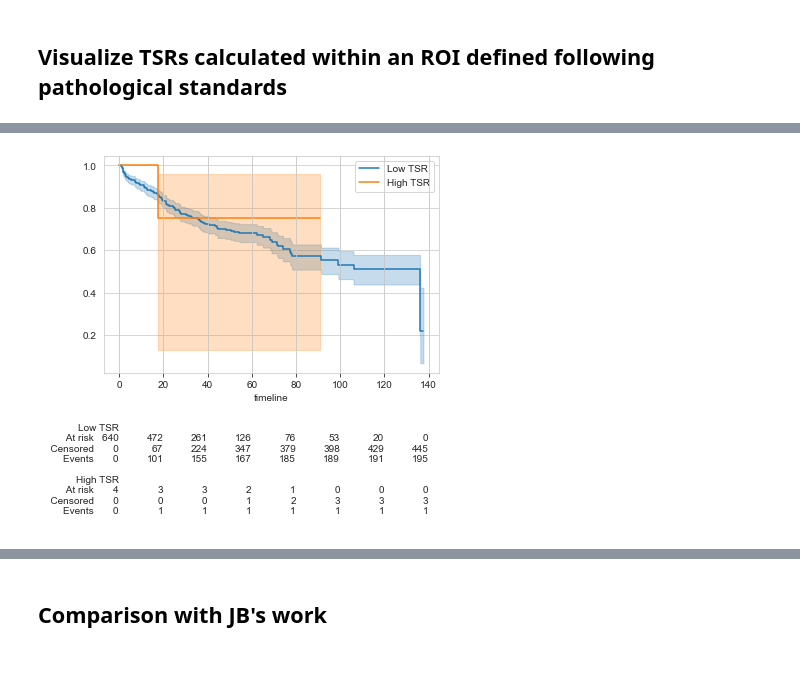
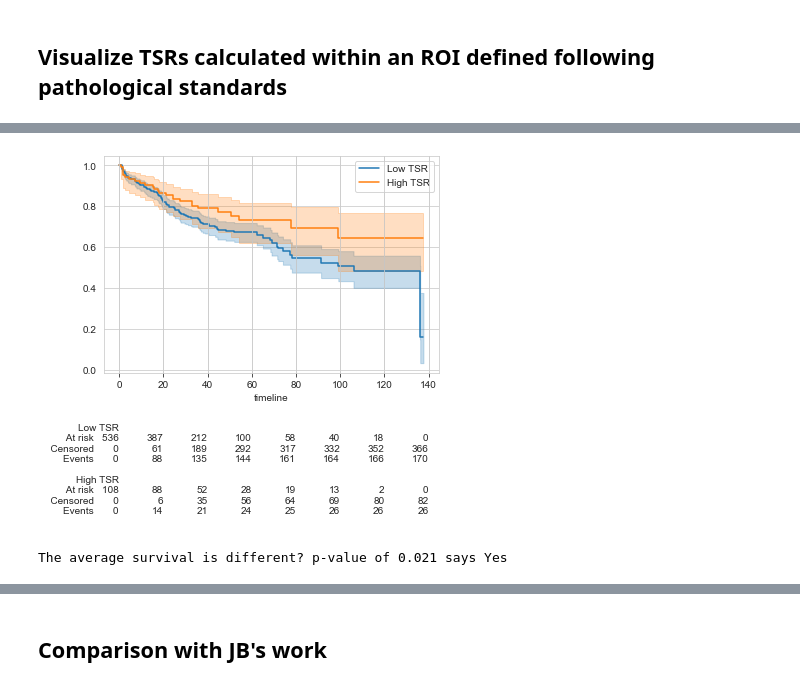
Before and after one commit to aalshabaan/self-supervised-pathology, a Jupyter notebook: process_metadata.ipynb, the cells around one changed output, grey strips where cells are left out. Saved outputs shown, nothing was run; the diff lists cells and outputs as text; code cells hidden in the pictures.

```diff
--- a/process_metadata.ipynb
+++ b/process_metadata.ipynb
@@ -106,0 +136,9 @@ Name: tsr_high, dtype: int64
+# %%
+df['tsr_agg_disc'] = np.round(np.floor(df.tsr_agg*10)/10, decimals=1)
+df.tsr_agg_disc.value_counts().sort_index().plot.bar()
+# plt.xticks(sorted(df.tsr_disc.unique()))
+plt.title('TSR Distribution')
+plt.xlabel('TSR')
+plt.ylabel('Count')
+plt.grid(False)
+plt.show()
@@ -106,0 +147,4 @@ Name: tsr_high, dtype: int64
+# %%
+df['tsr_agg_high'] = (df.tsr_agg_disc >= 0.5).map({True:'High', False:'Low'})
+df.tsr_agg_high.value_counts().plot.bar()
+plt.show()
@@ -406,7 +454,8 @@ Correlation coef is 0.356
 # %% [markdown]
 ## Visualize TSRs calculated within an ROI defined following pathological standards
 # %%
-roi_tsr = pd.read_csv(os.path.join(Abed_utils.OUTPUT_ROOT, 'ROI_detection_STR_circle.csv'), index_col='Unnamed: 0', )
+roi_tsr = pd.read_csv(os.path.join(Abed_utils.OUTPUT_ROOT, 'roi_final_act_4_classified.csv'), index_col='Unnamed: 0', )
+# roi_tsr = pd.read_csv(os.path.join(Abed_utils.OUTPUT_ROOT, 'ROI_detection_final_classified.csv'), index_col='Unnamed: 0', )
 roi_tsr.columns = ['roi_tsr']
 roi_tsr.head()
 # %% [output]
@@ -446,0 +503,12 @@ plt.show()
+# %%
+problems_roi = {}
+roi_df['roi_tsr_high_norm'] = None
+for id, group in roi_df.groupby('patient_id'):
+    if (group.roi_tsr_high != group.roi_tsr_high.iloc[0]).any():
+        problems_roi[id] = {'total_samples': group.shape[0], **dict(group.roi_tsr_high.value_counts())}
+        roi_df.loc[group.index, 'tsr_high'] = 'Low'
+    else:
+        roi_df.loc[group.index, 'roi_tsr_high_norm'] = group.roi_tsr_high
+
+
+print(f'We have {len(problems_roi)} problems in total')
@@ -447,11 +522,15 @@ plt.show()
 # %%
 data = roi_df.dropna(subset=['os'])
 model_low = KaplanMeierFitter().fit(data[data.roi_tsr_high == 'Low'].os, data[data.roi_tsr_high == 'Low'].os_event == 'dead', label='Low TSR')
 model_high = KaplanMeierFitter().fit(data[data.roi_tsr_high == 'High'].os, data[data.roi_tsr_high == 'High'].os_event == 'dead', label='High TSR')
 
 ax = model_low.plot()
 model_high.plot(ax=ax)
 add_at_risk_counts(model_low, model_high, ax=ax)
 plt.show()
+
+res = ttest_ind(data[data.roi_tsr_high=="High"].os, data[data.roi_tsr_high=="Low"].os)
+print(f'The average survival is different? p-value of {res.pvalue:.3f} says {"Yes" if res.pvalue<=5e-2 else "No"}')
 # %% [output]
-[figure, old version]
+[figure, new version]
+The average survival is different? p-value of 0.021 says Yes
```
Also changed, not shown: parts of 43 cells of this notebook, 12 other files.
